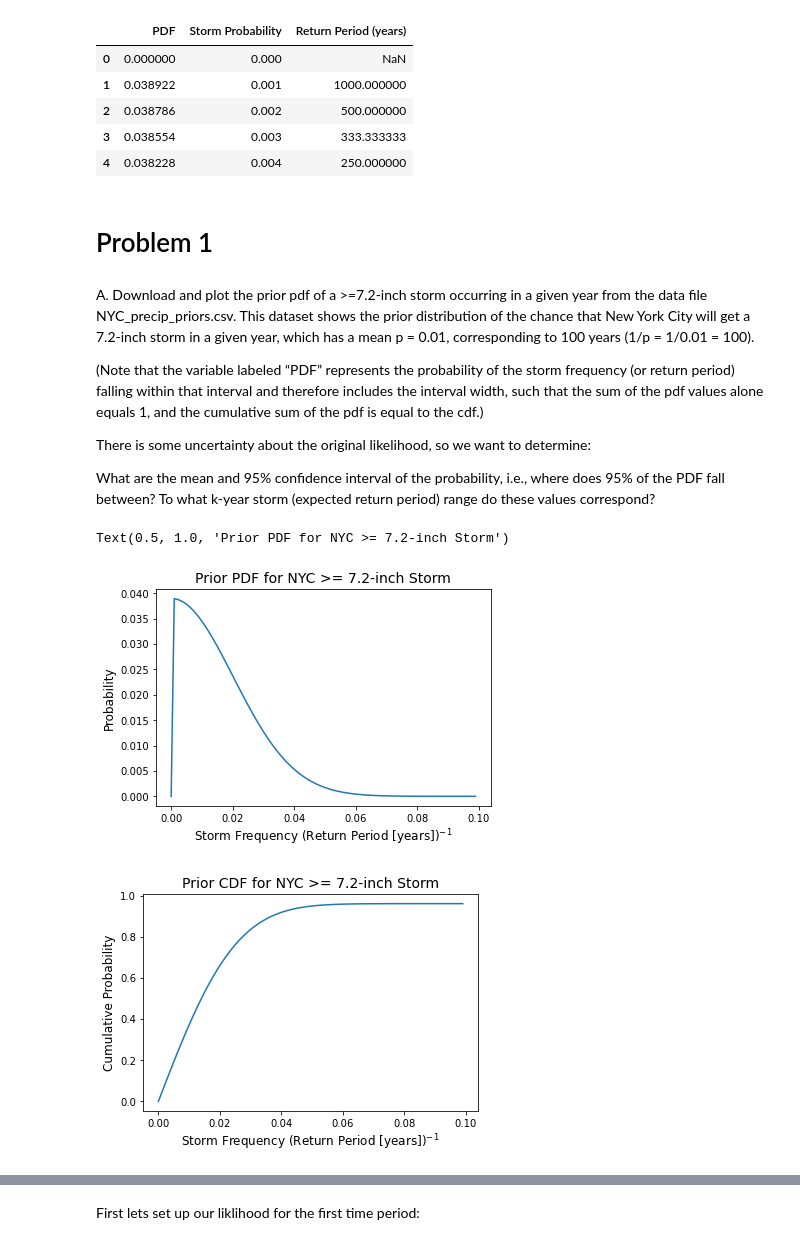
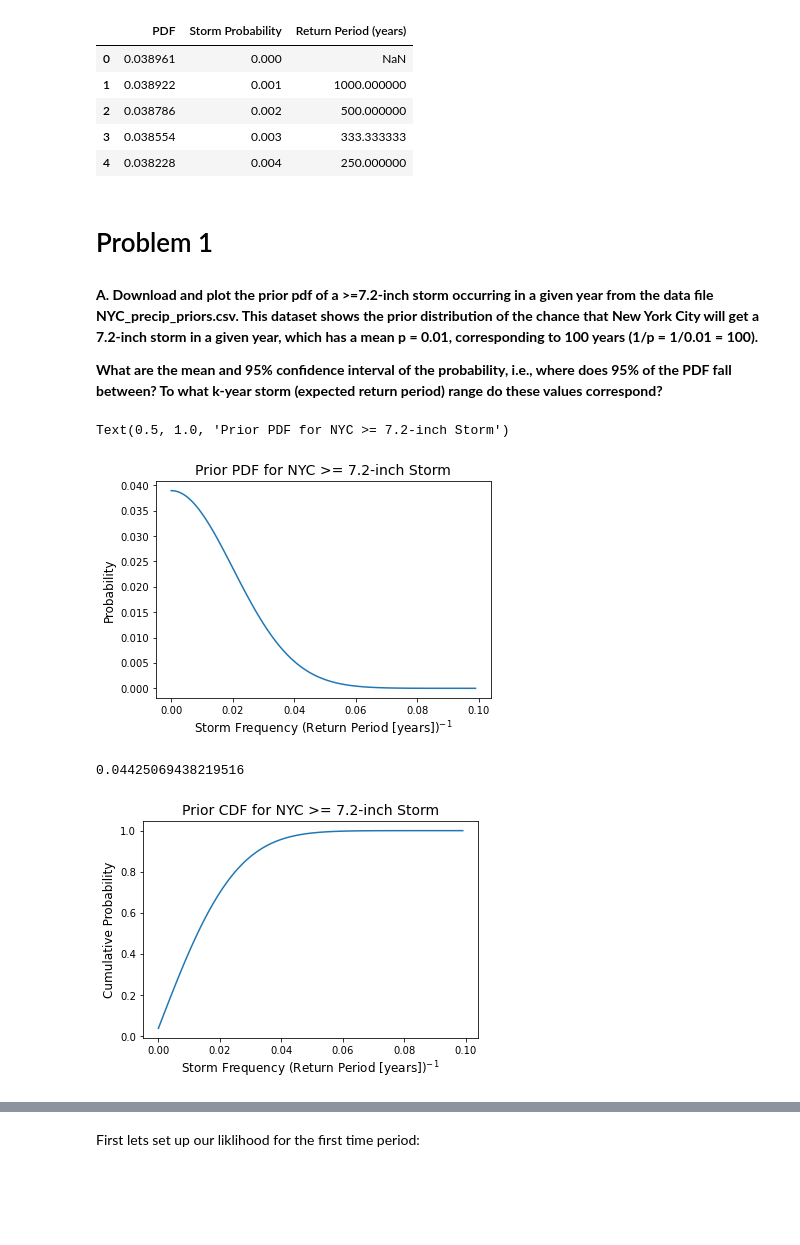
Before and after one commit to dlhogan97/CEWA565, a Jupyter notebook: Week-6/HW-6/HW-6.ipynb, the cells around one changed output, grey strips where cells are left out. Saved outputs shown, nothing was run; the diff lists cells and outputs as text; code cells hidden in the pictures; blank space fills up the shorter version.

```diff
--- a/Week-6/HW-6/HW-6.ipynb
+++ b/Week-6/HW-6/HW-6.ipynb
@@ -20,11 +24,11 @@ plt.rc('legend', fontsize=SMALL_SIZE)    # legend fontsize
 plt.rc('figure', titlesize=BIGGER_SIZE)  # fontsize of the figure title
 # %%
 nyc_priors_df = pd.read_csv('NYC_precip_priors.csv',skiprows=1) # pdf of >= 7.2-inch storm
-nyc_priors_df.at[0,'PDF'] = 0
+# nyc_priors_df.at[0,'PDF'] = 0
 nyc_priors_df.head()
 # %% [output]
 |  | PDF | Storm Probability | Return Period (years) |
-| 0 | 0.000000 | 0.000 | NaN |
+| 0 | 0.038961 | 0.000 | NaN |
 | 1 | 0.038922 | 0.001 | 1000.000000 |
 | 2 | 0.038786 | 0.002 | 500.000000 |
 | 3 | 0.038554 | 0.003 | 333.333333 |
@@ -32,14 +36,10 @@ nyc_priors_df.head()
 # %% [markdown]
 # Problem 1
 # %% [markdown]
-A. Download and plot the prior pdf of a >=7.2-inch storm occurring in a given year from the data file NYC_precip_priors.csv. This dataset shows the prior distribution of the chance that New York City will get a 7.2-inch storm in a given year, which has a mean p = 0.01, corresponding to 100 years (1/p = 1/0.01 = 100).
+**A. Download and plot the prior pdf of a >=7.2-inch storm occurring in a given year from the data file NYC_precip_priors.csv. This dataset shows the prior distribution of the chance that New York City will get a 7.2-inch storm in a given year, which has a mean p = 0.01, corresponding to 100 years (1/p = 1/0.01 = 100).**
 
-(Note that the variable labeled “PDF” represents the probability of the storm frequency (or return period) falling within that interval and therefore includes the interval width, such that the sum of the pdf values alone equals 1, and the cumulative sum of the pdf is equal to the cdf.)
-
-There is some uncertainty about the original likelihood, so we want to determine:
-
-What are the mean and 95% confidence interval of the probability, i.e., where does 95% of the PDF fall between?
-To what k-year storm (expected return period) range do these values correspond?
+**What are the mean and 95% confidence interval of the probability, i.e., where does 95% of the PDF fall between?
+To what k-year storm (expected return period) range do these values correspond?**
 # %%
 plt.plot(nyc_priors_df['Storm Probability'],nyc_priors_df['PDF'])
 plt.xlabel('Storm Frequency (Return Period [years])$^{-1}$')
@@ -47,10 +47,11 @@ plt.ylabel('Probability')
 plt.title('Prior PDF for NYC >= 7.2-inch Storm')
 # %% [output]
 Text(0.5, 1.0, 'Prior PDF for NYC >= 7.2-inch Storm')
-[figure, old version]
+[figure, new version]
 # %%
 prior_expected = np.sum(nyc_priors_df['PDF'] * nyc_priors_df['Storm Probability'])
 # %%
+
 prior_cdf = np.cumsum(nyc_priors_df['PDF'])
 f = interp1d(prior_cdf, nyc_priors_df['Storm Probability'],fill_value="extrapolate")
 upper = f(0.975)
@@ -58,6 +59,9 @@ if f(0.025) < 0:
     lower = 0
 else:
     lower = f(0.025)
+print(upper)
+# %% [output]
+0.04425069438219516
 # %%
 plt.plot(nyc_priors_df['Storm Probability'],prior_cdf)
 plt.xlabel('Storm Frequency (Return Period [years])$^{-1}$')
@@ -70,7 +74,7 @@ prior_expected_cdf = g(prior_expected)
 upper_expected = g(upper)
 lower_expected = g(lower)
 # %% [output]
-[figure, old version]
+[figure, new version]
 # %%
 fig, [ax1, ax2] = plt.subplots(1,2, figsize=(10,4))
 
```
Also changed, not shown: parts of 14 cells of this notebook, 30 other files.
